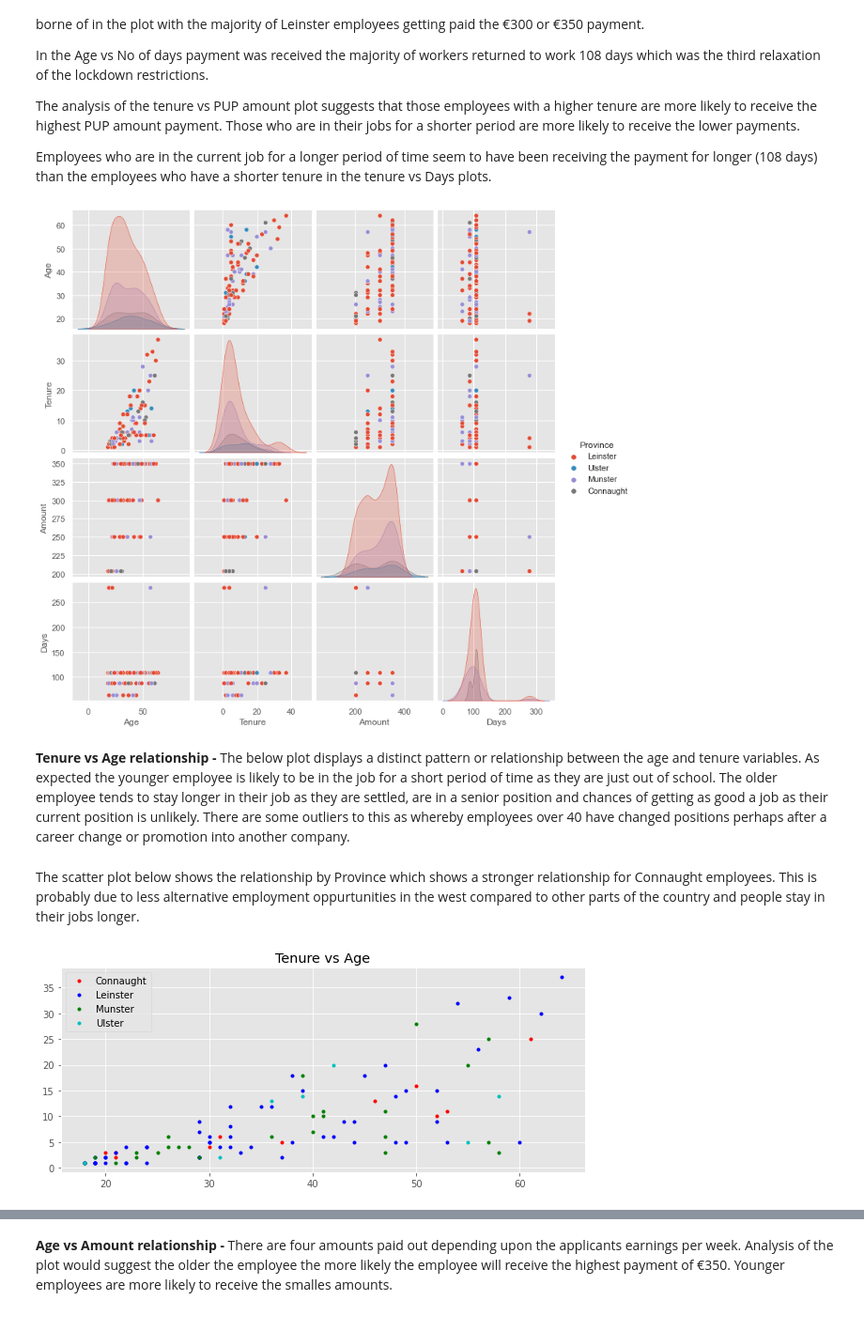
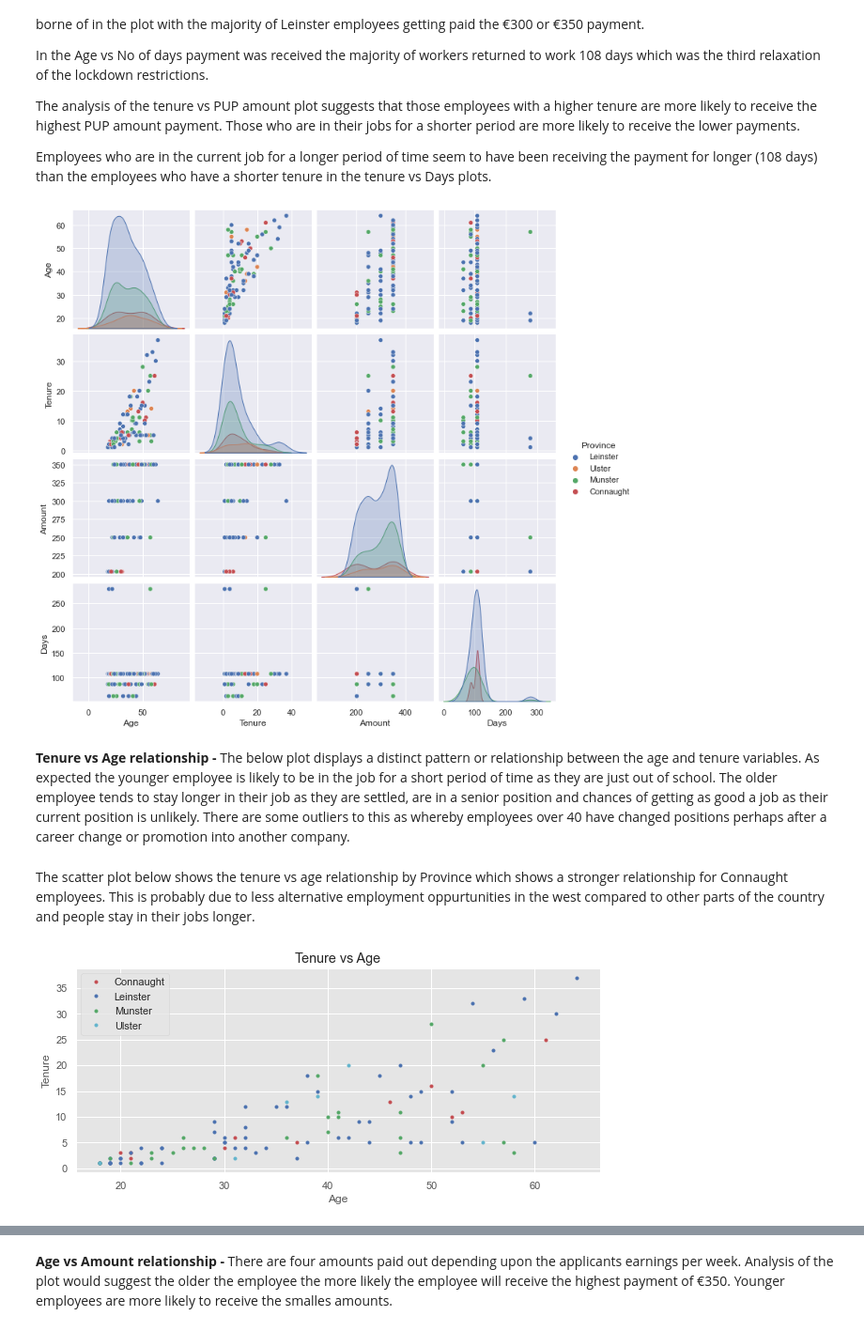
Before and after one commit to nmanley73/Project-Programming, a Jupyter notebook: Project - Programming.ipynb, the cells around one changed output, grey strips where cells are left out. Shown at 94% size. Saved outputs shown, nothing was run; the diff lists cells and outputs as text; code cells hidden in the pictures.

```diff
--- a/Project - Programming.ipynb
+++ b/Project - Programming.ipynb
@@ -64,10 +66,18 @@ import numpy as np
 import matplotlib.pyplot as plt
 import seaborn as sns
 
+# makes plot bigger
+plt.rcParams['figure.figsize'] = (10.0, 4.0)
+# make plot tidier
+plt.style.use("ggplot")
+
 # set n equal to no of records
 n = 100
+
 # seaborn displot of exponential distribution
-x=sns.distplot(random.exponential(5, size = n))
+x=sns.distplot(np.random.exponential(5, size = n))
+
+# add title, xlabel to plot
 plt.title("Exponential distribution of tenure")
 plt.xlabel("Tenure")
 print(x);
@@ -77,7 +87,10 @@ AxesSubplot(0.125,0.125;0.775x0.755)
 # %%
+# import libraries
 import pandas as pd
 
-df = pd.read_csv("C:\DA_Projects\Programming\Project\Project-Programming/PUP_Payment_Dataset.csv")
+# import dataset
+df = pd.read_csv("PUP_Payment_Dataset.csv")
+# show first 10 records of dataset
 df.head(10)
 # %% [output]
 |  | Name | Gender | Age | Tenure | Job_Sector | Province | Amount | Days |
@@ -211,41 +235,46 @@ The analysis of the tenure vs PUP amount plot suggests that those employees with
 
 Employees who are in the current job for a longer period of time seem to have been receiving the payment for longer (108 days) than the employees who have a shorter tenure in the tenure vs Days plots.
 # %%
+# import libraries
 import seaborn as sns
 
 # create pairplot
 sns.pairplot(df, hue = 'Province', diag_kind = 'kde');
 # %% [output]
-[figure, old version]
+[figure, new version]
 # %% [markdown]
 **Tenure vs Age relationship -** The below plot displays a distinct pattern or relationship between the age and tenure variables. As expected the younger employee is likely to be in the job for a short period of time as they are just out of school. The older employee tends to stay longer in their job as they are settled, are in a senior position and chances of getting as good a job as their current position is unlikely. There are some outliers to this as whereby employees over 40 have changed positions perhaps after a career change or promotion into another company.
 # %% [markdown]
-The scatter plot below shows the relationship by Province which shows a stronger relationship for Connaught employees. This is probably due to less alternative employment oppurtunities in the west compared to other parts of the country and people stay in their jobs longer.
+The scatter plot below shows the tenure vs age relationship by Province which shows a stronger relationship for Connaught employees. This is probably due to less alternative employment oppurtunities in the west compared to other parts of the country and people stay in their jobs longer.
 # %%
 # import libraries
 import matplotlib.pyplot as plt
 
-# makes plot bigger
+# make plot bigger
 plt.rcParams['figure.figsize'] = (10.0, 4.0)
-# tidier plot
+# make tidier plot
 plt.style.use("ggplot")
-# plot Age and tenure to see relationship
+
+# divide dataset into province
 conn = df.loc[df["Province"]=="Connaught"]
 lein = df.loc[df["Province"]=="Leinster"]
 mun = df.loc[df["Province"]=="Munster"]
 uls = df.loc[df["Province"]=="Ulster"]
 
+# plot age vs tenure by province
 plt.plot(conn["Age"], conn["Tenure"],'r.', label = 'Connaught')
 plt.plot(lein["Age"],lein["Tenure"], 'b.', label = 'Leinster')
 plt.plot(mun["Age"],mun["Tenure"],'g.', label = 'Munster')
 plt.plot(uls["Age"],uls["Tenure"],'c.', label = 'Ulster')
+
+# add legend, title, xlabel, ylabel to plot
 plt.legend()
 plt.title("Tenure vs Age")
-#plt.ylabel("Tenure")
-#plt.xlabel("Age")
-plt.show()
+plt.ylabel("Tenure")
+plt.xlabel("Age")
+plt.show();
 # %% [output]
-[figure, old version]
+[figure, new version]
 # %%
 # import libraries
 import matplotlib.pyplot as plt
```
Also changed, not shown: parts of 19 cells of this notebook.
